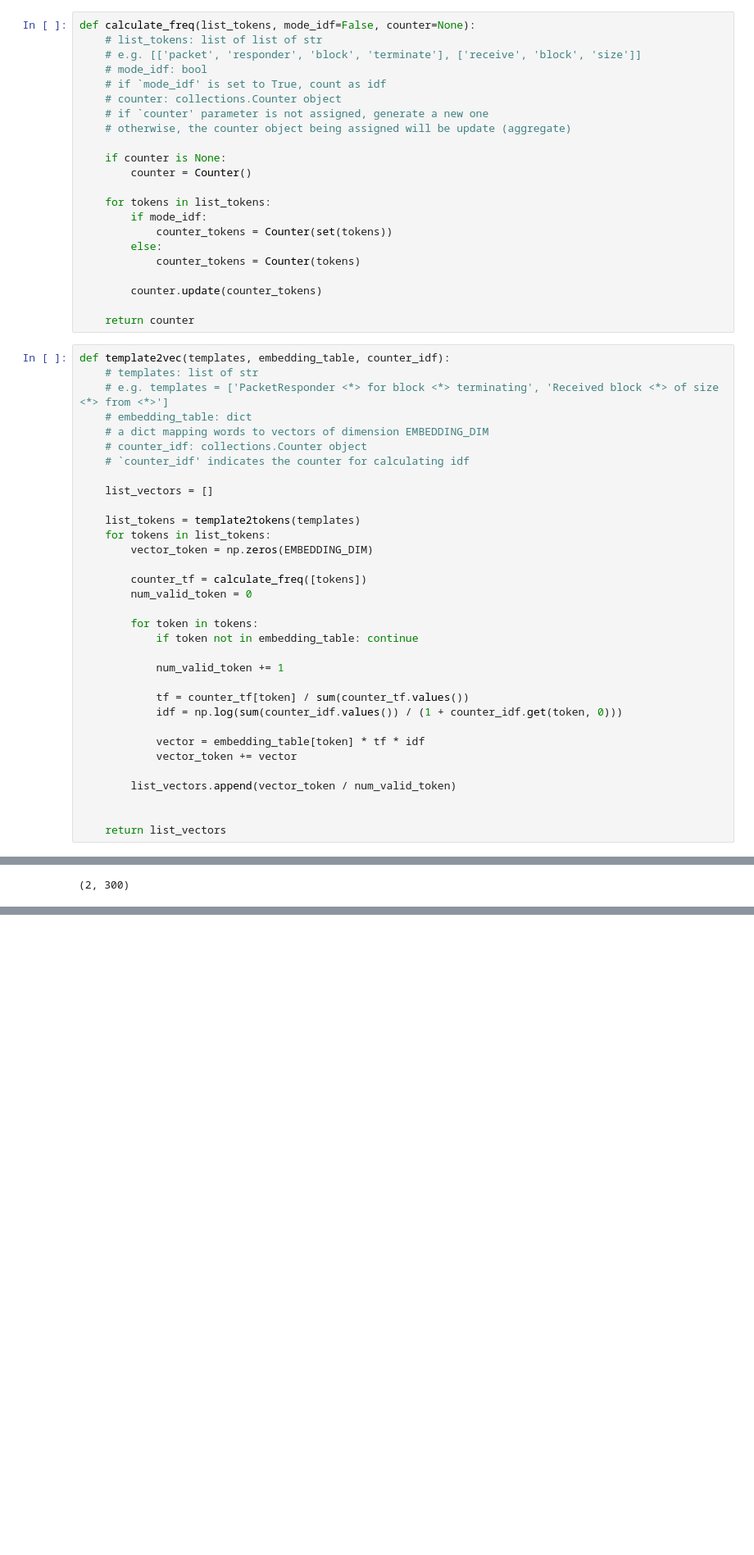
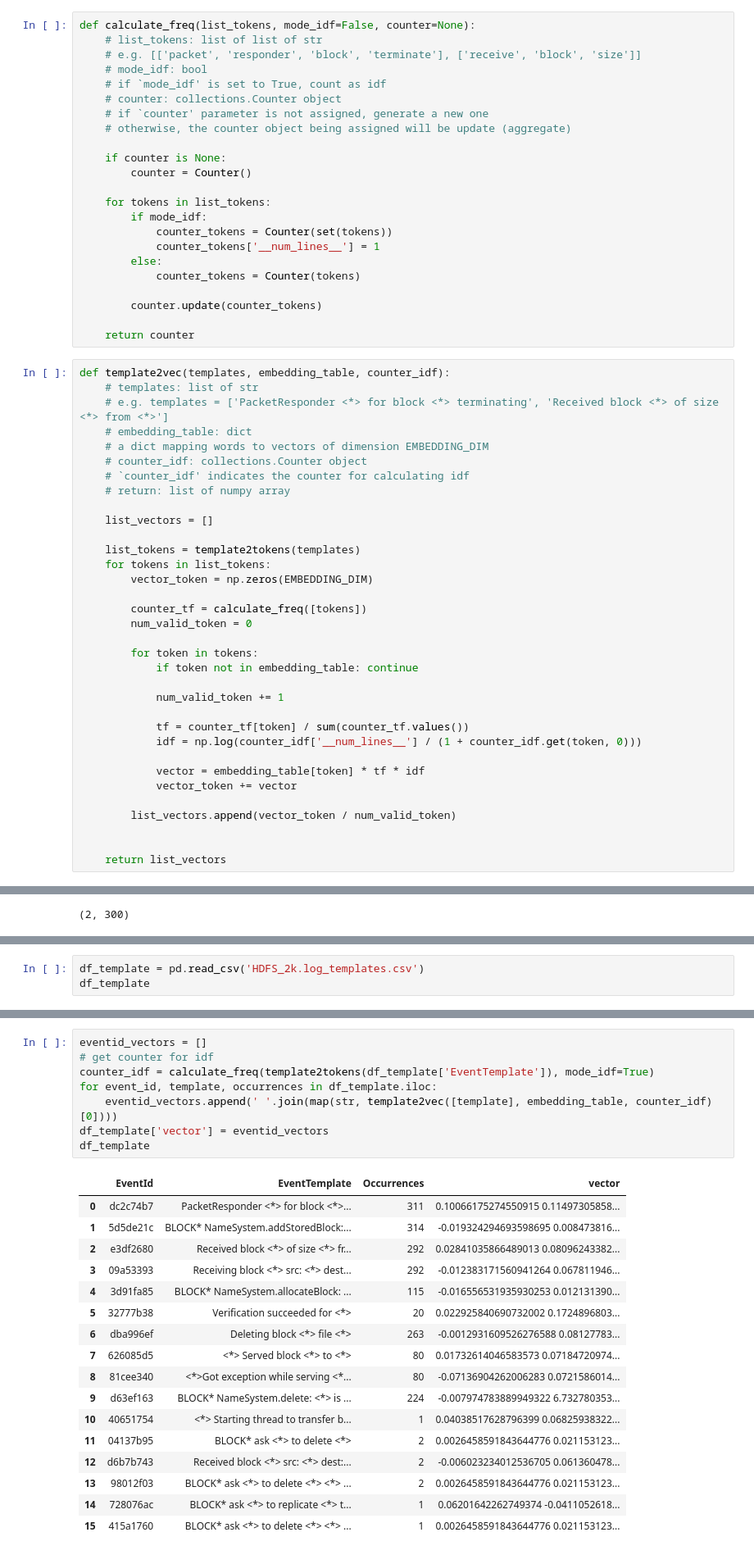
Before and after one commit to autumn0409/Log-based-Anomaly-Detection-System, a Jupyter notebook: tfidf.ipynb, the cells around one changed output, grey strips where cells are left out. Shown at 82% size. Saved outputs shown, nothing was run; the diff lists cells and outputs as text; blank space fills up the shorter version.

```diff
--- a/tfidf.ipynb
+++ b/tfidf.ipynb
@@ -83,6 +84,7 @@ def calculate_freq(list_tokens, mode_idf=False, counter=None):
     for tokens in list_tokens:
         if mode_idf:
             counter_tokens = Counter(set(tokens))
+            counter_tokens['__num_lines__'] = 1
         else:
             counter_tokens = Counter(tokens)
 
@@ -97,6 +99,7 @@ def template2vec(templates, embedding_table, counter_idf):
     # a dict mapping words to vectors of dimension EMBEDDING_DIM
     # counter_idf: collections.Counter object
     # `counter_idf' indicates the counter for calculating idf
+    # return: list of numpy array
 
     list_vectors = []
 
@@ -113,7 +116,7 @@ def template2vec(templates, embedding_table, counter_idf):
             num_valid_token += 1
 
             tf = counter_tf[token] / sum(counter_tf.values())
-            idf = np.log(sum(counter_idf.values()) / (1 + counter_idf.get(token, 0)))
+            idf = np.log(counter_idf['__num_lines__'] / (1 + counter_idf.get(token, 0)))
 
             vector = embedding_table[token] * tf * idf
             vector_token += vector
@@ -167,0 +168,3 @@ array([[ 8.18546631e-02,  7.17818979e-02, -6.55269739e-02,
+# %%
+df_template = pd.read_csv('HDFS_2k.log_templates.csv')
+df_template
@@ -167,0 +189,26 @@ array([[ 8.18546631e-02,  7.17818979e-02, -6.55269739e-02,
+# %%
+eventid_vectors = []
+# get counter for idf
+counter_idf = calculate_freq(template2tokens(df_template['EventTemplate']), mode_idf=True)
+for event_id, template, occurrences in df_template.iloc:
+    eventid_vectors.append(' '.join(map(str, template2vec([template], embedding_table, counter_idf)[0])))
+df_template['vector'] = eventid_vectors
+df_template
+# %% [output]
+|  | EventId | EventTemplate | Occurrences | vector |
+| 0 | dc2c74b7 | PacketResponder <*> for block <*>... | 311 | 0.10066175274550915 0.11497305858... |
+| 1 | 5d5de21c | BLOCK* NameSystem.addStoredBlock:... | 314 | -0.019324294693598695 0.008473816... |
+| 2 | e3df2680 | Received block <*> of size <*> fr... | 292 | 0.02841035866489013 0.08096243382... |
+| 3 | 09a53393 | Receiving block <*> src: <*> dest... | 292 | -0.012383171560941264 0.067811946... |
+| 4 | 3d91fa85 | BLOCK* NameSystem.allocateBlock: ... | 115 | -0.016556531935930253 0.012131390... |
+| 5 | 32777b38 | Verification succeeded for <*> | 20 | 0.022925840690732002 0.1724896803... |
+| 6 | dba996ef | Deleting block <*> file <*> | 263 | -0.0012931609526276588 0.08127783... |
+| 7 | 626085d5 | <*> Served block <*> to <*> | 80 | 0.01732614046583573 0.07184720974... |
+| 8 | 81cee340 | <*>Got exception while serving <*... | 80 | -0.07136904262006283 0.0721586014... |
+| 9 | d63ef163 | BLOCK* NameSystem.delete: <*> is ... | 224 | -0.007974783889949322 6.732780353... |
+| 10 | 40651754 | <*> Starting thread to transfer b... | 1 | 0.04038517628796399 0.06825938322... |
+| 11 | 04137b95 | BLOCK* ask <*> to delete <*> | 2 | 0.0026458591843644776 0.021153123... |
+| 12 | d6b7b743 | Received block <*> src: <*> dest:... | 2 | -0.006023234012536705 0.061360478... |
+| 13 | 98012f03 | BLOCK* ask <*> to delete <*> <*> ... | 2 | 0.0026458591843644776 0.021153123... |
+| 14 | 728076ac | BLOCK* ask <*> to replicate <*> t... | 1 | 0.06201642262749374 -0.0411052618... |
+| 15 | 415a1760 | BLOCK* ask <*> to delete <*> <*> ... | 1 | 0.0026458591843644776 0.021153123... |
```
Also changed, not shown: parts of 17 cells of this notebook, 2 other files.
